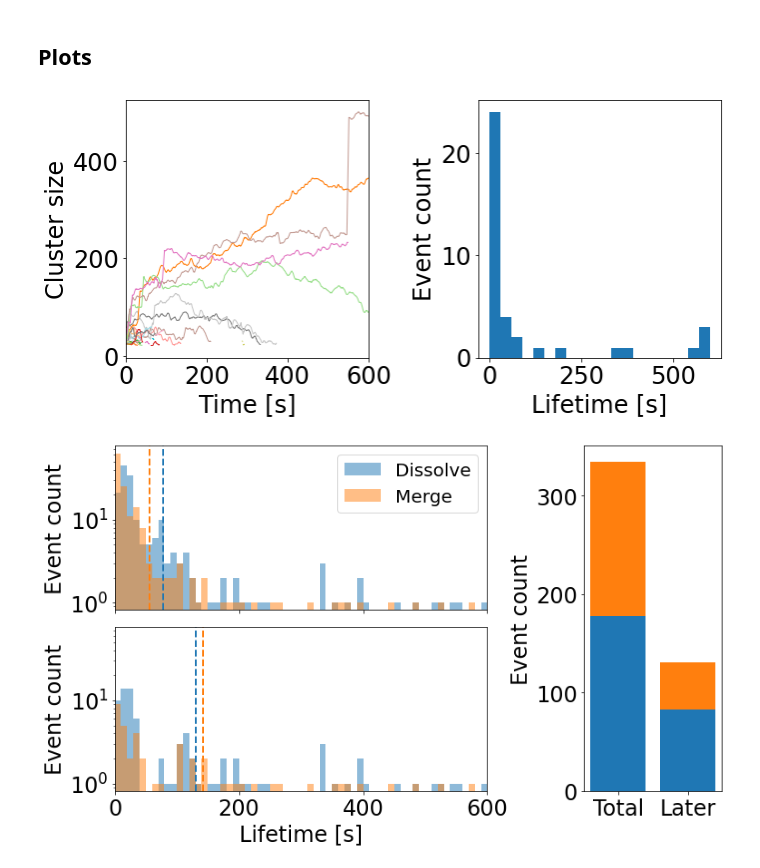
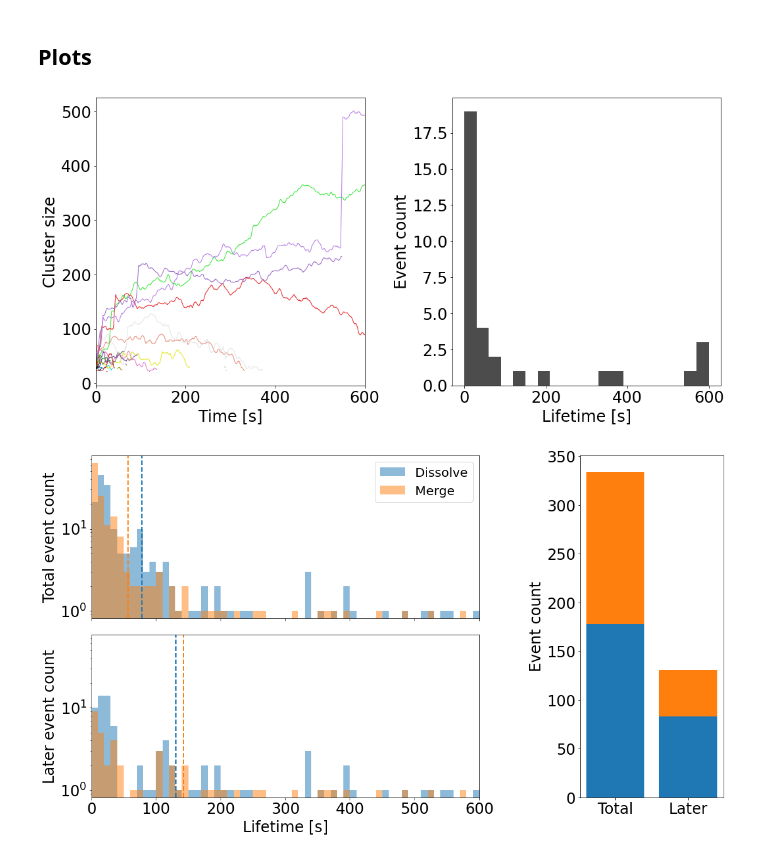
Before and after one commit to palladio11/aLENS_analysis, a Jupyter notebook: notebooks/chromatin_notebooks/Dyn_cond_figs/Figure3.ipynb, the cells around one changed output. Saved outputs shown, nothing was run; the diff lists cells and outputs as text; code cells hidden in the pictures.

Commit message:
Improved figure 3 graphs

```diff
--- a/notebooks/chromatin_notebooks/Dyn_cond_figs/Figure3.ipynb
+++ b/notebooks/chromatin_notebooks/Dyn_cond_figs/Figure3.ipynb
@@ -259,9 +269,17 @@ def get_lifetimes(branch_roots, min_time = 0, min_length = 0):
 
     return lifetime_list
 
-def plot_branches(axarr, branch_roots, window_size=10):
+def plot_branches(axarr, branch_roots, window_size=10, color = 'tab:blue'):
     time_list = []
-    for root in branch_roots:
+    base_color_hsv = mcolors.rgb_to_hsv(color)
+    base_color_hsv[2] = .9
+    color_step = .8 / len(branch_roots)
+
+    for i, root in enumerate(branch_roots):
+        color_hsv = base_color_hsv.copy()
+        color_hsv[2] = base_color_hsv[2] - (color_step*i)
+        branch_color = mcolors.hsv_to_rgb(color_hsv)
+
         l_branch = root.get_largest_branch()
         size_arr = np.zeros(len(l_branch))
         time_arr = np.zeros(len(l_branch))
@@ -270,7 +288,7 @@ def plot_branches(axarr, branch_roots, window_size=10):
             time_arr[i] = clust.time
 
         size_arr_smooth = uniform_filter1d(size_arr, size=window_size)
-        _ = axarr.plot(time_arr, size_arr_smooth, linestyle='-', linewidth=1)
+        _ = axarr.plot(time_arr, size_arr_smooth, linestyle='-', linewidth=1, color=branch_color)
         time_list += [time_arr[0]-time_arr[-1]]
     return time_list
 # %% [markdown]
@@ -296,7 +314,7 @@ with h5py.File(h5_clust_file, 'r') as h5_data:
 
     for tg in time_grp_list:
         clust_grp = [cla.Cluster(h5_data = c) for c in tg.values()]
-        clust_grp = [clust for clust in clust_grp if len(clust.part_ids) > part_min]
+        # clust_grp = [clust for clust in clust_grp if len(clust.part_ids) > part_min]
         clusters += [[cla.Cluster(h5_data = c) for c in tg.values()]]
 
 # Cluster tree
@@ -309,36 +327,37 @@ for root in root_clusters:
     tree.add_recursive(root)
     trees += [tree]
 
-biggest_tree = max(trees, key=lambda x: x.get_main_clust_branch()[0].mass_hist)
-biggest_tree.update_branch_roots()
-branch_roots = biggest_tree.get_branch_roots()
+fig, axarr = plt.subplots(1,2, figsize=(15, 7.5))
+from scipy.ndimage.filters import uniform_filter1d
 
-fig, axarr = plt.subplots(1,2, figsize=(10, 5))
-from scipy.ndimage.filters import uniform_filter1d
-plt.rcParams["axes.prop_cycle"] = plt.cycler("color", plt.cm.tab20.colors)
-
+tableau10_colors = iter(cycle(plt.cm.tab10.colors))
 
 merge_events = 0
 time_list = []
-for tree in trees:
-    if len(tree.clusters) < 10:
+for tree, color in zip(trees, tableau10_colors):
+    if len(tree.clusters) < tree_length:
         continue
+    branch_roots = tree.get_branch_roots()
+    base_color_hsv = mcolors.rgb_to_hsv(color)
+    base_color_hsv[2] = .9
+    color_step = .8 / len(branch_roots)
+
     tree.update_branch_roots()
     branch_roots = tree.get_branch_roots()
     merge_events += len(branch_roots)
-    time_list += plot_branches(axarr[0], branch_roots)
+    time_list += plot_branches(axarr[0], branch_roots, color=color)
 
 _ = axarr[0].set_xlabel('Time [s]')
 _ = axarr[0].set_ylabel('Cluster size')
 _ = axarr[0].set_xlim(0, 600)
 
-_ = axarr[1].hist(time_list, bins=20)
+_ = axarr[1].hist(time_list, bins=20, color='black', alpha=.7)
 _ = axarr[1].set_ylabel('Event count')
 _ = axarr[1].set_xlabel('Lifetime [s]')
 fig.tight_layout()
 fig.savefig('Figure3/branch_size.png', dpi=600)
 # %% [output]
-[figure, old version]
+[figure, new version]
 # %%
 # Total events
 end_time = 600
@@ -379,36 +398,36 @@ for sd in sim_path.glob('s*'):
 
 gs = gridspec.GridSpec(2, 3)
 
-fig = plt.figure(figsize=(12, 7))
+fig = plt.figure(figsize=(18, 10))
 axarr = [fig.add_subplot(gs[0, 0:2])]
 
 fig.subplots_adjust(hspace=0.1, wspace=0.7)
 axarr += [fig.add_subplot(gs[1, :2], sharex=axarr[0], sharey=axarr[0]), fig.add_subplot(gs[:, 2:])]
 
 _ = axarr[0].hist(dissolve_lifetime_total_list, bins=60, label='Dissolve', alpha=.5, range=(0, 600))
 _ = axarr[0].hist(merge_lifetime_total_list, bins=60, label='Merge', alpha=.5, range=(0, 600))
 _ = axarr[0].axvline(np.mean(dissolve_lifetime_total_list), color='C0', linestyle='--')
 _ = axarr[0].axvline(np.mean(merge_lifetime_total_list), color='C1', linestyle='--')
 _ = axarr[0].legend()
 _ = axarr[0].set_yscale('log')
-_ = axarr[0].set_ylabel('Event count')
+_ = axarr[0].set_ylabel('Total event count')
 _ = axarr[0].set_xlim(0, 600)
 
 
-_ = axarr[1].set_ylabel('Event count')
+_ = axarr[1].set_ylabel('Later event count')
 _ = axarr[1].hist(dissolve_lifetime_later_list, bins=60, label='Dissolve', alpha=.5, range=(0, 600))
 _ = axarr[1].hist(merge_lifetime_later_list, bins=60, label='Merge', alpha=.5, range=(0, 600))
 _ = axarr[1].axvline(np.mean(dissolve_lifetime_later_list), color='C0', linestyle='--')
 _ = axarr[1].axvline(np.mean(merge_lifetime_later_list), color='C1', linestyle='--')
 _ = axarr[1].set_xlabel('Lifetime [s]')
 
 _ = axarr[2].bar(['Total', 'Later'], [np.size(dissolve_lifetime_total_list), np.size(dissolve_lifetime_later_list)], color=['tab:blue', 'tab:blue'])
 _ = axarr[2].bar(['Total', 'Later'], [np.size(merge_lifetime_total_list), np.size(merge_lifetime_later_list)], bottom=[np.size(dissolve_lifetime_total_list), np.size(dissolve_lifetime_later_list)], color=['tab:orange', 'tab:orange'])
 _ = axarr[2].set_ylabel('Event count')
 
 _ = plt.setp(axarr[0].get_xticklabels(), visible=False)
 # axarr[0].label_outer()
 
 fig.savefig('Figure3/lifetime_histograms.png', dpi=600, bbox_inches='tight')
 # %% [output]
-[figure, old version]
+[figure, new version]
```
Also changed, not shown: parts of 5 cells of this notebook.
